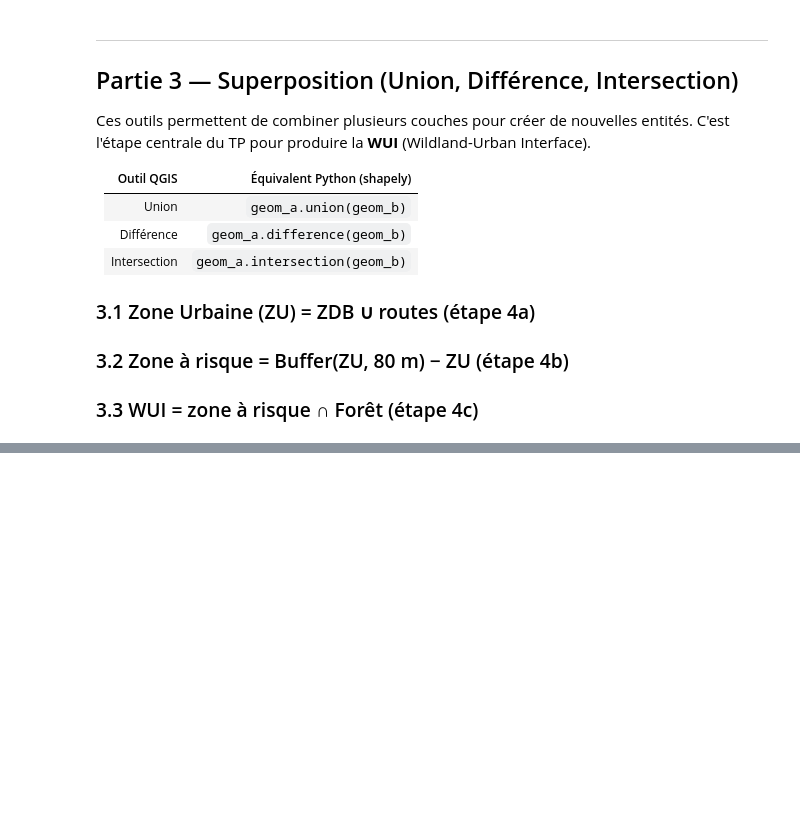
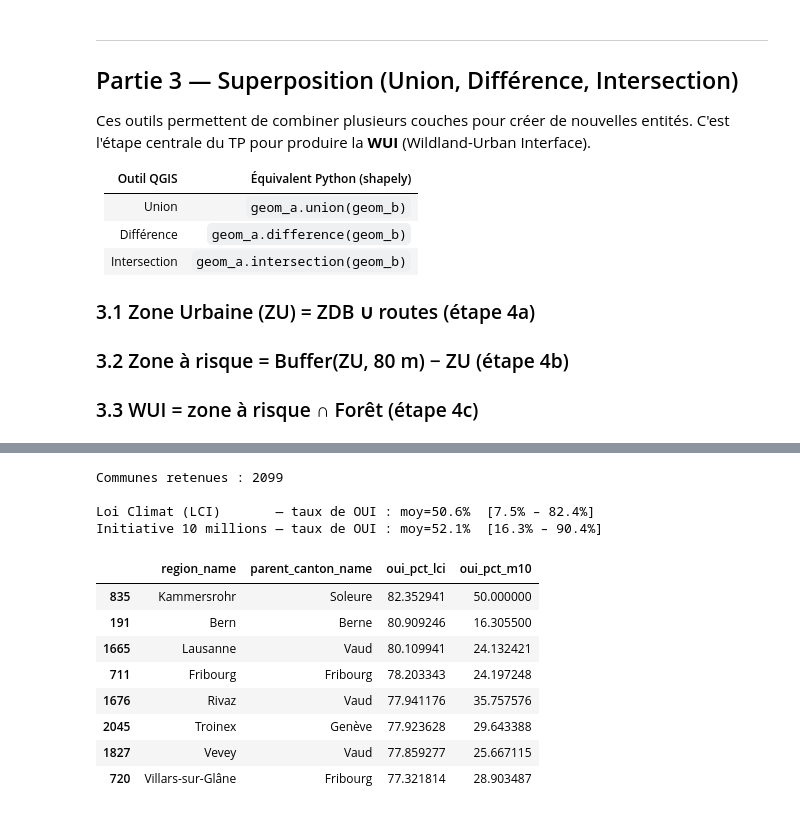
Before and after one commit to gse-unil/2026_Geoinformatique_II, a Jupyter notebook: tps/tp-py03.ipynb, the cells around one changed output, grey strips where cells are left out. Cells and saved outputs as stored; diff of their text form; code cells hidden in the pictures; blank space fills up the shorter version.

```diff
--- a/tps/tp-py03.ipynb
+++ b/tps/tp-py03.ipynb
@@ -864,0 +397,54 @@ Régression linéaire — population ~ nombre de bâtiments
+# %%
+import pandas as pd
+from scipy import stats
+
+# -------------------------------------------------------
+# Chargement des deux fichiers de votation
+# -------------------------------------------------------
+v23_raw = pd.read_csv('votation_2023.csv', sep=';')
+v26_raw = pd.read_csv('votation_2026.csv', sep=';')
+
+# Filtre : niveau communal uniquement
+# Loi Climat (LCI) = proposal_id 6630
+# Initiative 10 millions     = proposal_id 6860
+lci  = v23_raw[(v23_raw['region_type'] == 'municipality') &
+               (v23_raw['proposal_id'] == 6630)].copy()
+m10  = v26_raw[(v26_raw['region_type'] == 'municipality') &
+               (v26_raw['proposal_id'] == 6860)].copy()
+
+# Calcul du taux de oui (%) dans chaque commune
+lci['oui_pct_lci'] = lci['yes_votes_count'] / lci['cast_votes_count'] * 100
+m10['oui_pct_m10'] = m10['yes_votes_count'] / m10['cast_votes_count'] * 100
+
+# Jointure sur l'identifiant communal (region_id)
+df = lci[['region_id', 'region_name', 'parent_canton_name', 'oui_pct_lci']].merge(
+     m10[['region_id', 'oui_pct_m10']], on='region_id')
+
+# On ne garde que les communes avec assez de votants (évite les petits villages)
+df = df[df['region_id'].notna()].dropna()
+
+print(f"Communes retenues : {len(df)}")
+print()
+print(f"Loi Climat (LCI)       — taux de OUI : "
+      f"moy={df['oui_pct_lci'].mean():.1f}%  "
+      f"[{df['oui_pct_lci'].min():.1f}% – {df['oui_pct_lci'].max():.1f}%]")
+print(f"Initiative 10 millions — taux de OUI : "
+      f"moy={df['oui_pct_m10'].mean():.1f}%  "
+      f"[{df['oui_pct_m10'].min():.1f}% – {df['oui_pct_m10'].max():.1f}%]")
+print()
+df[['region_name', 'parent_canton_name', 'oui_pct_lci', 'oui_pct_m10']].sort_values(
+    'oui_pct_lci', ascending=False).head(8)
+# %% [output]
+Communes retenues : 2099
+
+Loi Climat (LCI)       — taux de OUI : moy=50.6%  [7.5% – 82.4%]
+Initiative 10 millions — taux de OUI : moy=52.1%  [16.3% – 90.4%]
+|  | region_name | parent_canton_name | oui_pct_lci | oui_pct_m10 |
+| 835 | Kammersrohr | Soleure | 82.352941 | 50.000000 |
+| 191 | Bern | Berne | 80.909246 | 16.305500 |
+| 1665 | Lausanne | Vaud | 80.109941 | 24.132421 |
+| 711 | Fribourg | Fribourg | 78.203343 | 24.197248 |
+| 1676 | Rivaz | Vaud | 77.941176 | 35.757576 |
+| 2045 | Troinex | Genève | 77.923628 | 29.643388 |
+| 1827 | Vevey | Vaud | 77.859277 | 25.667115 |
+| 720 | Villars-sur-Glâne | Fribourg | 77.321814 | 28.903487 |
```
Also changed, not shown: parts of 32 cells of this notebook, 2 other files.
